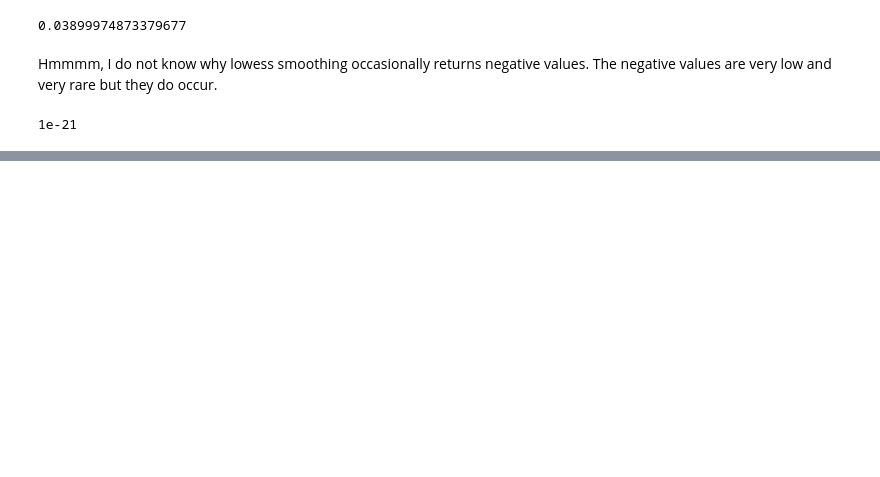
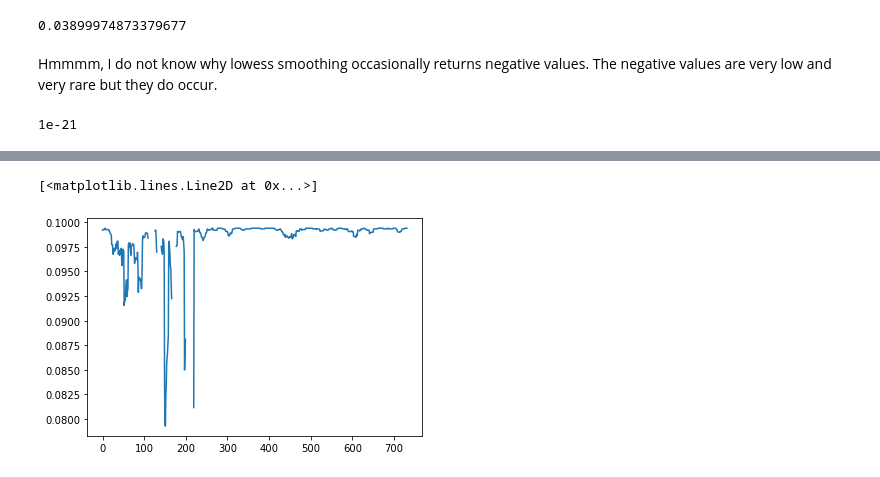
Before and after one commit to Raif-fl/Fall_2021_Work_journal, a Jupyter notebook: KL_divergence/Untitled.ipynb, the cells around one changed output, grey strips where cells are left out. Saved outputs shown, nothing was run; the diff lists cells and outputs as text; code cells hidden in the pictures; blank space fills up the shorter version.

```diff
--- a/KL_divergence/Untitled.ipynb
+++ b/KL_divergence/Untitled.ipynb
@@ -115,0 +172,2 @@ for i in smoothed_vec_m:
+# %%
+pR = high_density(array,B = 0.0028,I = 10)
@@ -115,0 +186,5 @@ for i in smoothed_vec_m:
+# %%
+plt.plot(pR)
+# %% [output]
+[<matplotlib.lines.Line2D at 0x...>]
+[figure, added]
```
Also changed, not shown: parts of 20 cells of this notebook, 1 other file.
